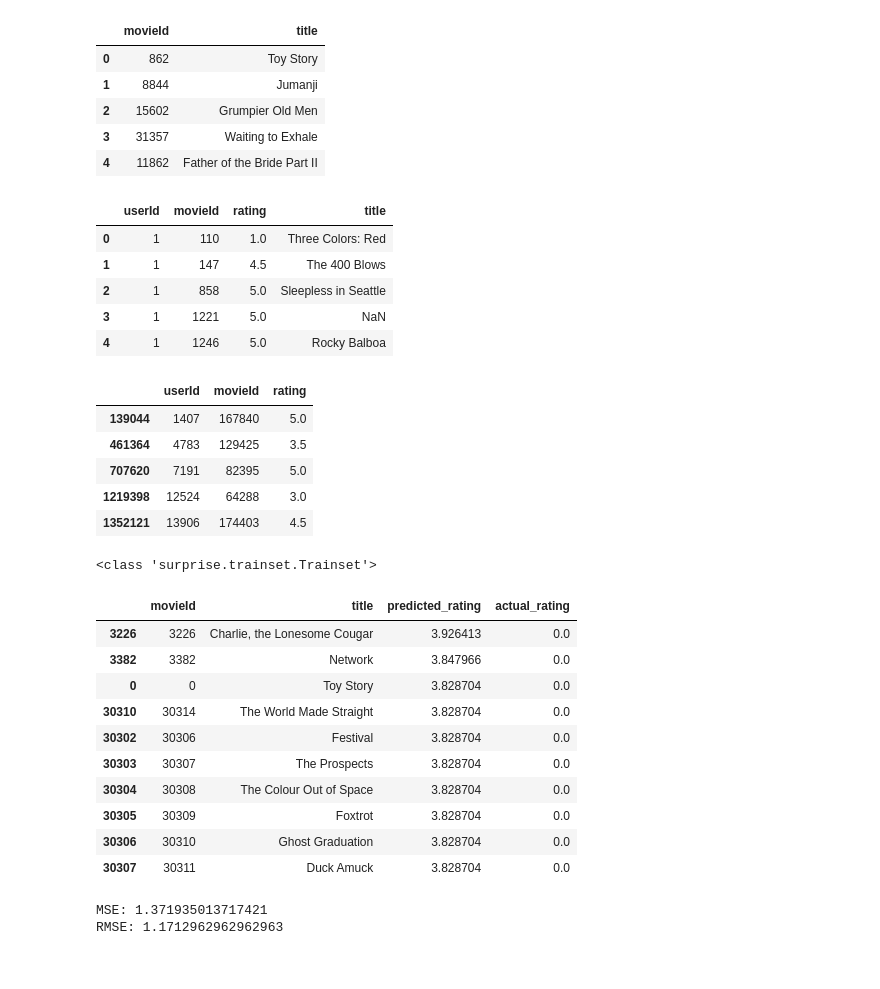
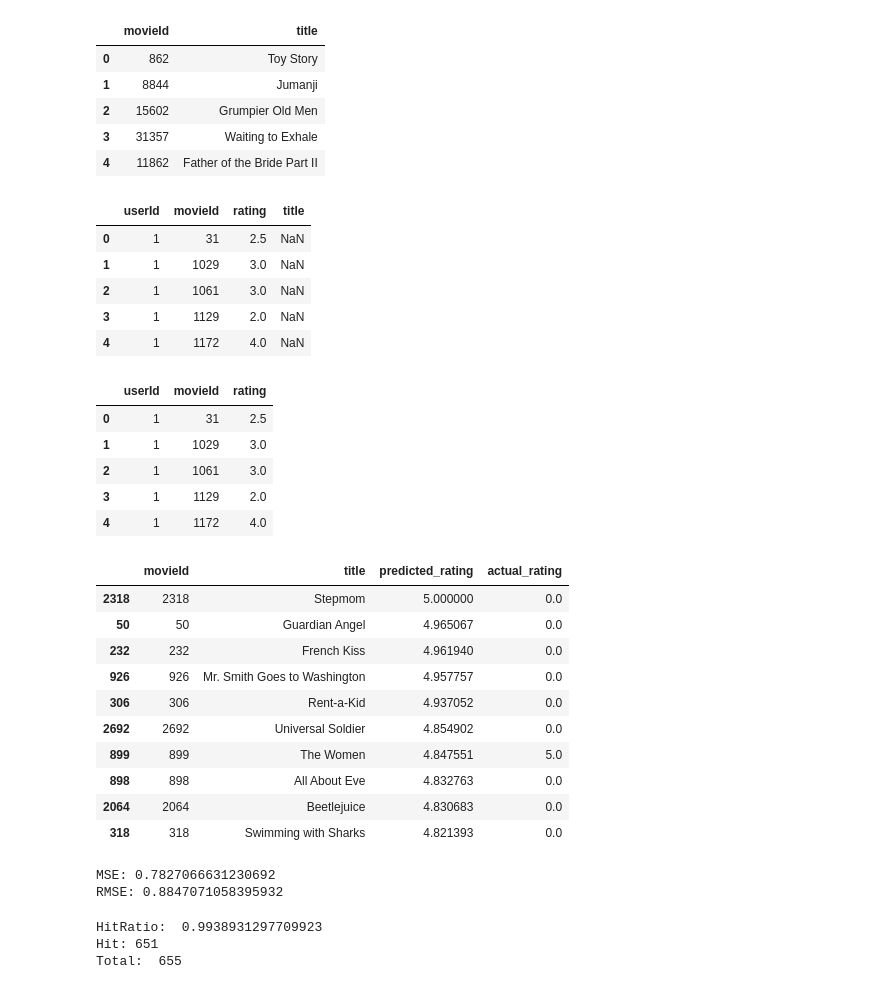
Before and after one commit to ZvonimirRavlic/hybridReccomenderSystem, a Jupyter notebook: userBasedFiltering.ipynb, the cells around one changed output. Saved outputs shown, nothing was run; the diff lists cells and outputs as text; code cells hidden in the pictures.

Commit message:
Verzija sa testovima mse rmse

```diff
--- a/userBasedFiltering.ipynb
+++ b/userBasedFiltering.ipynb
@@ -7,7 +7,7 @@ from surprise import SVD, Dataset, Reader
 from surprise.model_selection import train_test_split
 from evaluation import calculate_mse_and_rmse
 # %%
-ratings = pd.read_csv('data/ratings.csv', low_memory=False)
+ratings = pd.read_csv('data/ratings_small.csv', low_memory=False)
 ratings = ratings.drop('timestamp', axis=1)
 ratings.head()
 # %% [output]
@@ -37,35 +37,33 @@ movie_data = ratings.merge(movie_metadata, how='left', on='movieId')
 movie_data.head()
 # %% [output]
 |  | userId | movieId | rating | title |
-| 0 | 1 | 110 | 1.0 | Three Colors: Red |
-| 1 | 1 | 147 | 4.5 | The 400 Blows |
-| 2 | 1 | 858 | 5.0 | Sleepless in Seattle |
-| 3 | 1 | 1221 | 5.0 | NaN |
-| 4 | 1 | 1246 | 5.0 | Rocky Balboa |
+| 0 | 1 | 31 | 2.5 | NaN |
+| 1 | 1 | 1029 | 3.0 | NaN |
+| 2 | 1 | 1061 | 3.0 | NaN |
+| 3 | 1 | 1129 | 2.0 | NaN |
+| 4 | 1 | 1172 | 4.0 | NaN |
 # %%
 df_movies_cnt = pd.DataFrame(ratings.groupby('movieId').size(), columns=['count'])
-popular_movies = list(set(df_movies_cnt.query('count <= 10').index))
+popular_movies = list(set(df_movies_cnt.query('count >= 0').index))
 movies_filter = ratings.movieId.isin(popular_movies).values
 
 df_users_cnt = pd.DataFrame(ratings.groupby('userId').size(), columns=['count'])
-active_users = list(set(df_users_cnt.query('count <= 5').index))
+active_users = list(set(df_users_cnt.query('count >= 0').index))
 users_filter = ratings.userId.isin(active_users).values
 
 df_ratings_filtered = ratings[movies_filter & users_filter]
 df_ratings_filtered.head()
 # %% [output]
 |  | userId | movieId | rating |
-| 139044 | 1407 | 167840 | 5.0 |
-| 461364 | 4783 | 129425 | 3.5 |
-| 707620 | 7191 | 82395 | 5.0 |
-| 1219398 | 12524 | 64288 | 3.0 |
-| 1352121 | 13906 | 174403 | 4.5 |
+| 0 | 1 | 31 | 2.5 |
+| 1 | 1 | 1029 | 3.0 |
+| 2 | 1 | 1061 | 3.0 |
+| 3 | 1 | 1129 | 2.0 |
+| 4 | 1 | 1172 | 4.0 |
 # %%
 reader = Reader()
 ratings_by_users = Dataset.load_from_df(df_ratings_filtered[['userId', 'movieId', 'rating']], reader)
 train_df, test_df = train_test_split(ratings_by_users, test_size=.2)
-# %% [output]
-<class 'surprise.trainset.Trainset'>
 # %%
 svd_model = SVD()
 svd_model_trained = svd_model.fit(train_df)
@@ -85,16 +83,16 @@ def get_recommendations(user_id):
 get_recommendations(222)
 # %% [output]
 |  | movieId | title | predicted_rating | actual_rating |
-| 3226 | 3226 | Charlie, the Lonesome Cougar | 3.926413 | 0.0 |
-| 3382 | 3382 | Network | 3.847966 | 0.0 |
-| 0 | 0 | Toy Story | 3.828704 | 0.0 |
-| 30310 | 30314 | The World Made Straight | 3.828704 | 0.0 |
-| 30302 | 30306 | Festival | 3.828704 | 0.0 |
-| 30303 | 30307 | The Prospects | 3.828704 | 0.0 |
-| 30304 | 30308 | The Colour Out of Space | 3.828704 | 0.0 |
-| 30305 | 30309 | Foxtrot | 3.828704 | 0.0 |
-| 30306 | 30310 | Ghost Graduation | 3.828704 | 0.0 |
-| 30307 | 30311 | Duck Amuck | 3.828704 | 0.0 |
+| 2318 | 2318 | Stepmom | 5.000000 | 0.0 |
+| 50 | 50 | Guardian Angel | 4.965067 | 0.0 |
+| 232 | 232 | French Kiss | 4.961940 | 0.0 |
+| 926 | 926 | Mr. Smith Goes to Washington | 4.957757 | 0.0 |
+| 306 | 306 | Rent-a-Kid | 4.937052 | 0.0 |
+| 2692 | 2692 | Universal Soldier | 4.854902 | 0.0 |
+| 899 | 899 | The Women | 4.847551 | 5.0 |
+| 898 | 898 | All About Eve | 4.832763 | 0.0 |
+| 2064 | 2064 | Beetlejuice | 4.830683 | 0.0 |
+| 318 | 318 | Swimming with Sharks | 4.821393 | 0.0 |
 # %%
 test_df = [{'userId': obj[0], 'movieId': obj[1], 'rating': obj[2]} for obj in test_df]
 test_df = pd.DataFrame(test_df)
@@ -113,5 +111,22 @@ mse, rmse = calculate_mse_and_rmse(data)
 print("MSE:", mse)
 print("RMSE:", rmse)
 # %% [output]
-MSE: 1.371935013717421
-RMSE: 1.1712962962962963
+MSE: 0.7827066631230692
+RMSE: 0.8847071058395932
+# %%
+user_ids = ratings_test['userId'].unique()
+ratings_test = pd.merge(ratings_test, movie_metadata[['movieId']], left_on='movieId', right_on='movieId', how='inner')
+total, hit = 0, 0
+for user_id in user_ids:
+    first_row = get_recommendations(user_id).iloc[0]
+    predicted_rating = first_row['predicted_rating']
+    total = total + 1
+    if predicted_rating > 3.5:
+        hit = hit + 1
+print("HitRatio: ", hit / total)
+print("Hit:", hit)
+print("Total: ", total)
+# %% [output]
+HitRatio:  0.9938931297709923
+Hit: 651
+Total:  655
```
Also changed, not shown: parts of 1 cell of this notebook, 2 other files.
